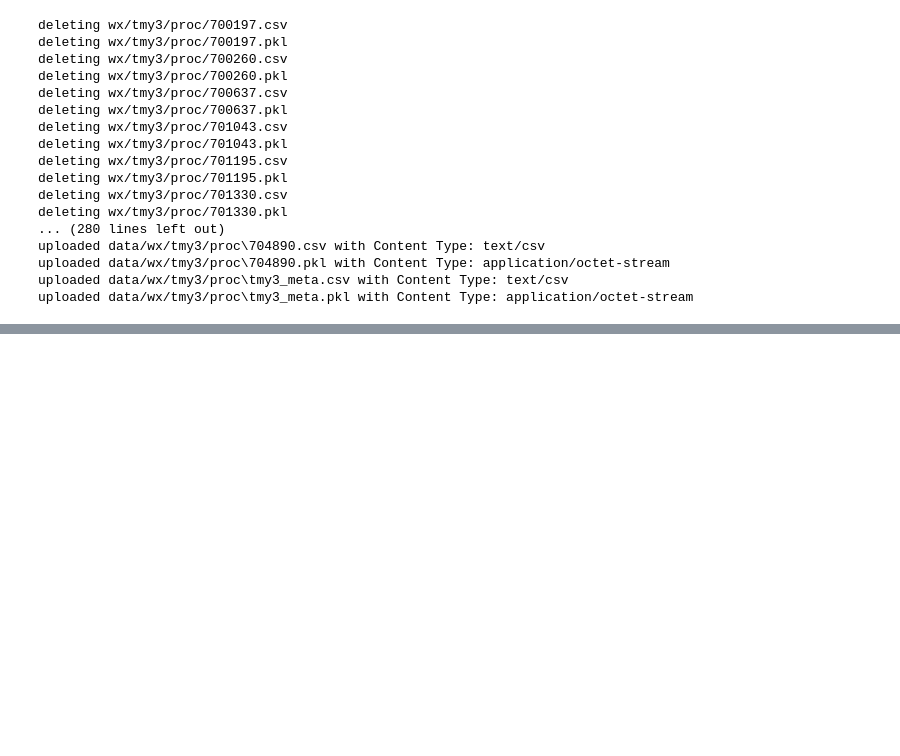
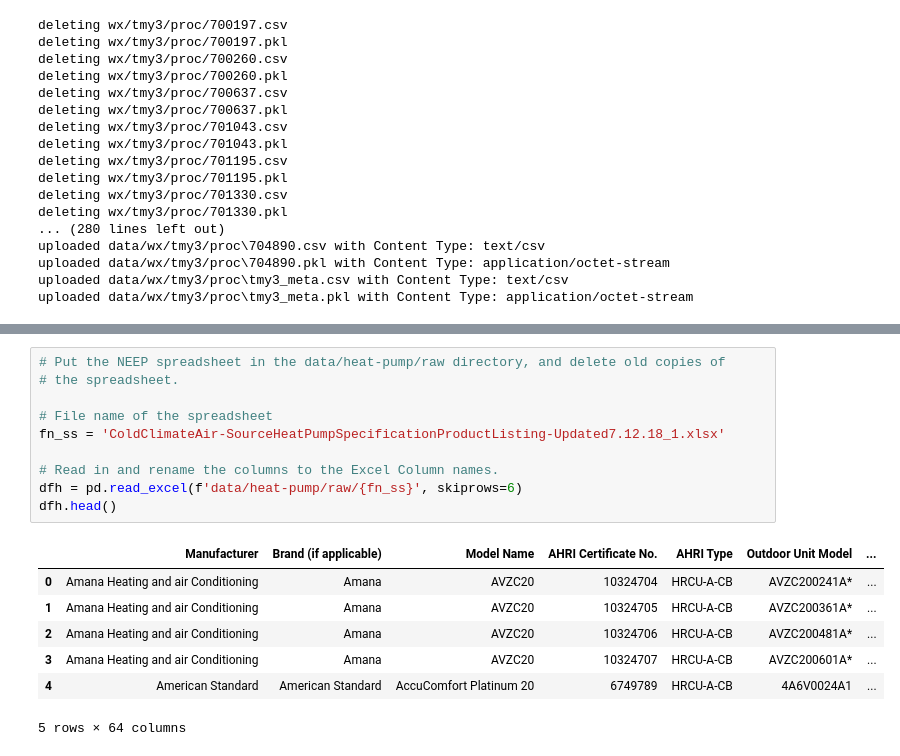
Before and after one commit to RobertLJordan/ak-energy-admin, a Jupyter notebook: ak-energy-data-admin.ipynb, the cells around one changed output, grey strips where cells are left out. Saved outputs shown, nothing was run; the diff lists cells and outputs as text; blank space fills up the shorter version.

Commit message:
Started processing of NEEP spreadsheet.

```diff
--- a/ak-energy-data-admin.ipynb
+++ b/ak-energy-data-admin.ipynb
@@ -463,0 +473,18 @@ uploaded data/wx/tmy3/proc\tmy3_meta.pkl with Content Type: application/octet-st
+# %%
+# Put the NEEP spreadsheet in the data/heat-pump/raw directory, and delete old copies of
+# the spreadsheet.
+
+# File name of the spreadsheet
+fn_ss = 'ColdClimateAir-SourceHeatPumpSpecificationProductListing-Updated7.12.18_1.xlsx'
+
+# Read in and rename the columns to the Excel Column names.
+dfh = pd.read_excel(f'data/heat-pump/raw/{fn_ss}', skiprows=6)
+dfh.head()
+# %% [output]
+|  | Manufacturer | Brand (if applicable) | Model Name | AHRI Certificate No. | AHRI Type | Outdoor Unit Model | ... |
+| 0 | Amana Heating and air Conditioning | Amana | AVZC20 | 10324704 | HRCU-A-CB | AVZC200241A* | ... |
+| 1 | Amana Heating and air Conditioning | Amana | AVZC20 | 10324705 | HRCU-A-CB | AVZC200361A* | ... |
+| 2 | Amana Heating and air Conditioning | Amana | AVZC20 | 10324706 | HRCU-A-CB | AVZC200481A* | ... |
+| 3 | Amana Heating and air Conditioning | Amana | AVZC20 | 10324707 | HRCU-A-CB | AVZC200601A* | ... |
+| 4 | American Standard | American Standard | AccuComfort Platinum 20 | 6749789 | HRCU-A-CB | 4A6V0024A1 | ... |
+5 rows × 64 columns
```
Also changed, not shown: parts of 5 cells of this notebook, 1 other file.
